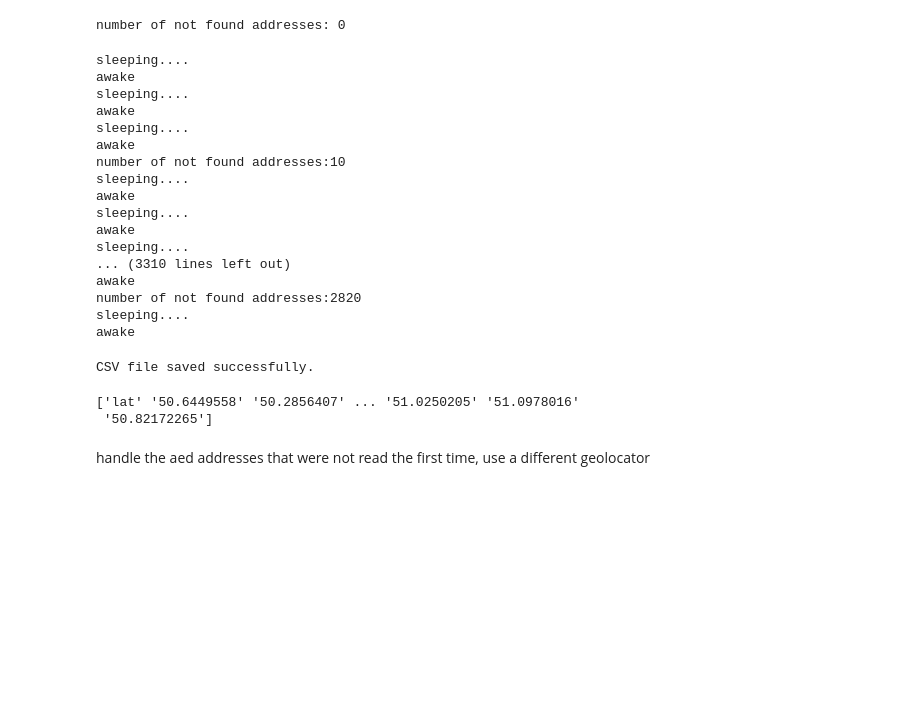
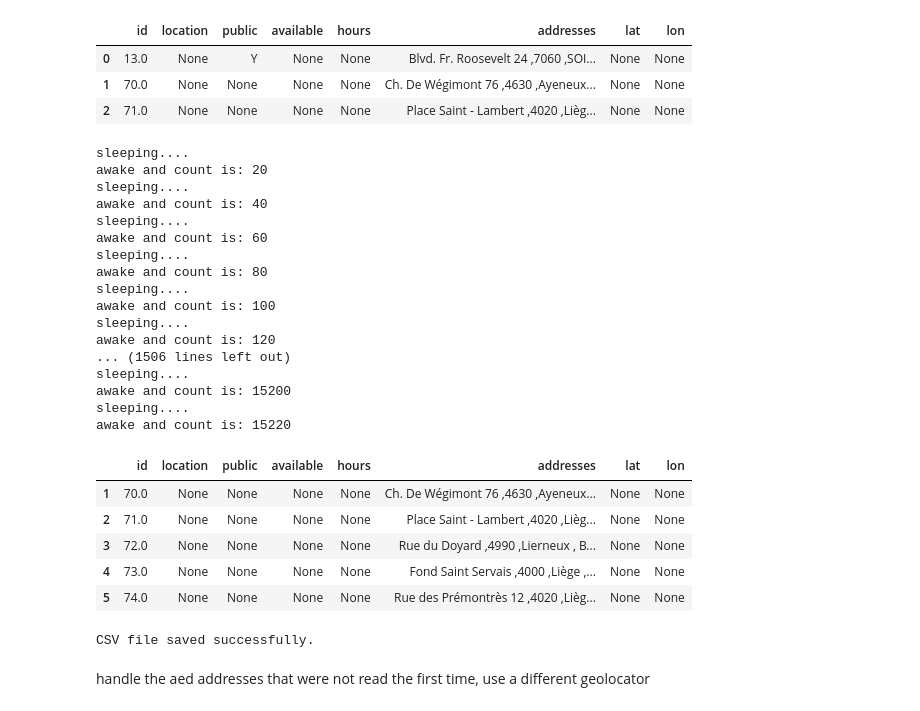
Before and after one commit to isa-sc/mda-project, a Jupyter notebook: aed_map.ipynb, the cells around one changed output. Drawn from its saved outputs; the diff is of its cells as text; code cells hidden in the pictures; blank space fills up the shorter version.

Commit message:
I got all the coordinates except for 5 but now they are not all in Belgium.........

```diff
--- a/aed_map.ipynb
+++ b/aed_map.ipynb
@@ -13,7 +36,17 @@ df_aed = pd.read_parquet('aed_locations.parquet.gzip')
+# %%
+df_aed['addresses']= None
+df_aed['lat'] = None
+df_aed['lon'] = None
+# %%
+df_aed.loc[0:2,]
+# %% [output]
+|  | id | location | public | available | hours | addresses | lat | lon |
+| 0 | 13.0 | None | Y | None | None | Blvd. Fr. Roosevelt 24 ,7060 ,SOI... | None | None |
+| 1 | 70.0 | None | None | None | None | Ch. De Wégimont 76 ,4630 ,Ayeneux... | None | None |
+| 2 | 71.0 | None | None | None | None | Place Saint - Lambert ,4020 ,Lièg... | None | None |
 # %%
 #create address as one string
 number = 1
-addresses = []
 for number in range(len(df_aed)):
     address = ''
     if not pd.isna(df_aed['address'][number]):
@@ -25,51 +58,56 @@ for number in range(len(df_aed)):
         if not pd.isna(df_aed['municipality'][number]):
             address = address +" ,"+str(df_aed['municipality'][number])
         address = address + ' , Belgium'
-        addresses.append(address)
+        df_aed.loc[number,'addresses'] = address
+# %%
+df_aed.drop(['type','address','number','postal_code','municipality','province','public'], axis=1,inplace=True)
 # %%
 geolocator = Nominatim(user_agent="isabel")
-# %%
-column_names = ['lon', 'lat']
-coordinates =  pd.DataFrame(columns=column_names)
-not_found = []
-print('number of not found addresses: '+ str(len(not_found)))
-# %% [output]
-number of not found addresses: 0
 # %%
 counter = 0
-for address in addresses:
-    location=geolocator.geocode(address, timeout=10)
+not_found = 0
+for address in range(len(df_aed)):
+    location=geolocator.geocode(address, timeout=15)
     if location == None:
-        not_found.append(address)
-        if (len(not_found) % 10 == 0):
-            print('number of not found addresses:'+ str(len(not_found)))
+        not_found += 1
+        if (not_found % 10 == 0):
+            print('number of not found addresses:'+ str(not_found))
             time.sleep(5)
     else:
-        coordinates.loc[counter,'lon'] =location.longitude
-        coordinates.loc[counter,'lat'] =location.latitude
+        df_aed.loc[counter,'lon'] =location.longitude
+        df_aed.loc[counter,'lat'] =location.latitude
     counter += 1
-    if (counter % 10 ==0):
+    if (counter % 20 ==0):
         print('sleeping....')
         time.sleep(5)
-        print('awake')
+        print('awake and count is: '+str(counter))
 # %% [output]
 sleeping....
-awake
+awake and count is: 20
 sleeping....
-awake
+awake and count is: 40
 sleeping....
-awake
-number of not found addresses:10
+awake and count is: 60
 sleeping....
-awake
+awake and count is: 80
 sleeping....
-awake
+awake and count is: 100
 sleeping....
-... (3310 lines left out)
-awake
-number of not found addresses:2820
+awake and count is: 120
+... (1506 lines left out)
 sleeping....
-awake
+awake and count is: 15200
+sleeping....
+awake and count is: 15220
+# %%
+df_aed.loc[df_aed['lat'].isnull()]
+# %% [output]
+|  | id | location | public | available | hours | addresses | lat | lon |
+| 1 | 70.0 | None | None | None | None | Ch. De Wégimont 76 ,4630 ,Ayeneux... | None | None |
+| 2 | 71.0 | None | None | None | None | Place Saint - Lambert ,4020 ,Lièg... | None | None |
+| 3 | 72.0 | None | None | None | None | Rue du Doyard ,4990 ,Lierneux , B... | None | None |
+| 4 | 73.0 | None | None | None | None | Fond Saint Servais ,4000 ,Liège ,... | None | None |
+| 5 | 74.0 | None | None | None | None | Rue des Prémontrès 12 ,4020 ,Lièg... | None | None |
 # %%
 file_path = 'aed_coordinates.csv'
 # %%
@@ -89,7 +119,2 @@ aed_coordinates['lat'] = pd.to_numeric(aed_coordinates['lat'], errors='coerce')
-# %%
-print(aed_coordinates['lat'].unique())
-# %% [output]
-['lat' '50.6449558' '50.2856407' ... '51.0250205' '51.0978016'
- '50.82172265']
 # %% [markdown]
 handle the aed addresses that were not read the first time, use a different geolocator
```
Also changed, not shown: parts of 15 cells of this notebook, 4 other files.
